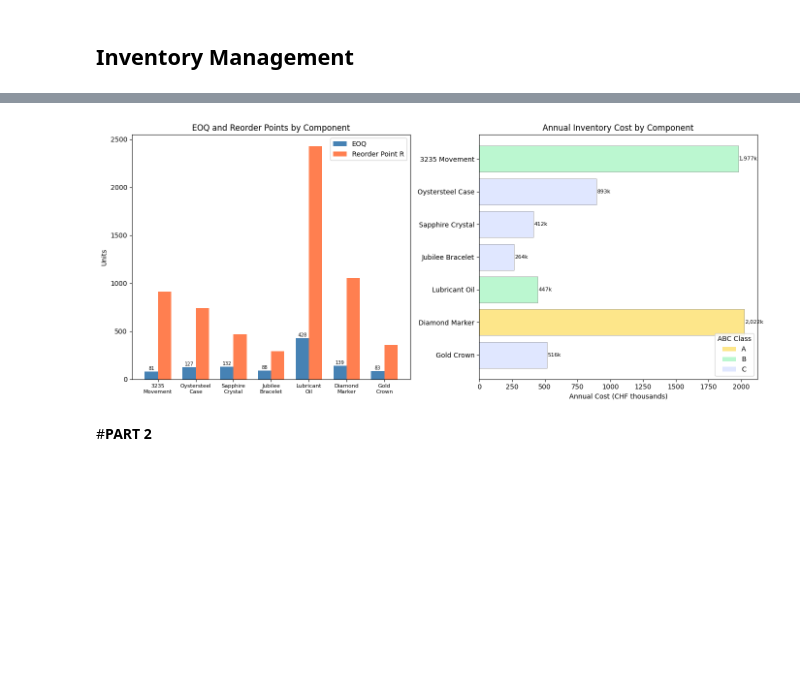
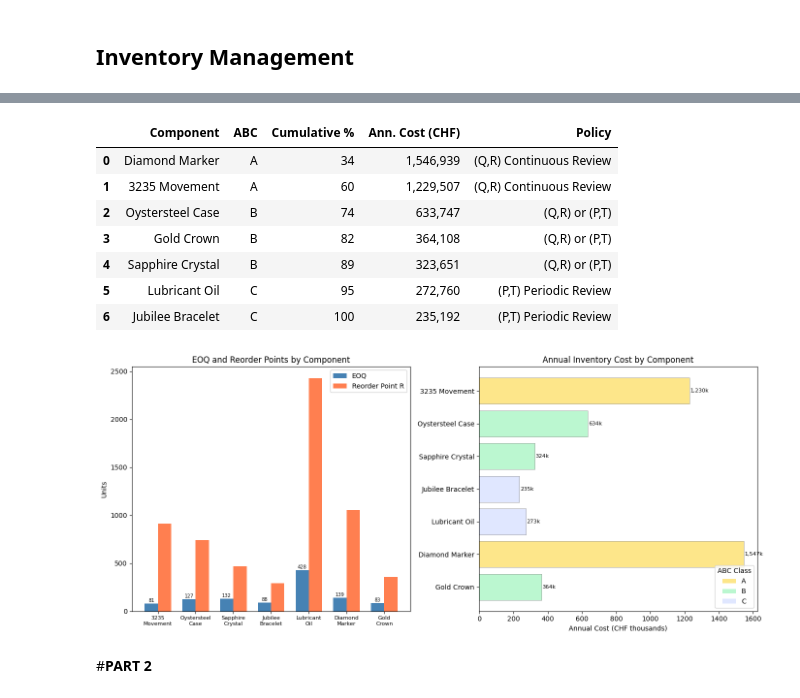
Before and after one commit to twillixa/PPS, a Jupyter notebook: Main_1_complete.ipynb, the cells around one changed output, grey strips where cells are left out. Drawn from its saved outputs; the diff is of its cells as text; code cells hidden in the pictures; blank space fills up the shorter version.

```diff
--- a/Main_1_complete.ipynb
+++ b/Main_1_complete.ipynb
@@ -1475,49 +1360,78 @@ display(df_policy.style.format({"EOQ":"{:.1f}","Reorder Point (R)":"{:.1f}","Saf
 # %%
-# ── Inventory Visualisation ───────────────────────────────────────────────────
+
+
+# ── ABC Classification & Policy Recommendation ───────────────────────────────
+
+total_cost     = df_inv["Ann. Cost (CHF)"].sum()
+df_inv_sorted  = df_inv.sort_values("Ann. Cost (CHF)", ascending=False).copy()
+df_inv_sorted["Cumulative %"] = df_inv_sorted["Ann. Cost (CHF)"].cumsum() / total_cost * 100
+
+def abc_class(cum_pct):
+    if cum_pct <= 70:  return "A"
+    elif cum_pct <= 90: return "B"
+    else:               return "C"
+
+def recommend_policy(row):
+    if row["ABC"] == "A":   return "(Q,R) Continuous Review"
+    elif row["ABC"] == "B": return "(Q,R) or (P,T)"
+    else:                   return "(P,T) Periodic Review"
+
+df_inv_sorted["ABC"]    = df_inv_sorted["Cumulative %"].apply(abc_class)
+df_inv_sorted["Policy"] = df_inv_sorted.apply(recommend_policy, axis=1)
+
+df_policy = df_inv_sorted[["Component","ABC","Cumulative %","Ann. Cost (CHF)","Policy"]].reset_index(drop=True)
+df_policy["Cumulative %"] = df_policy["Cumulative %"].round(1)
+display(df_policy)
+
+
+# ── Visualisation ─────────────────────────────────────────────────────────────
 
 fig, axes = plt.subplots(1, 2, figsize=(14, 6))
 
-# ── Left: EOQ and Reorder Points by component ────────────────────────────────
 comp_labels = [c.replace(" ", "\n") for c in df_inv["Component"]]
 x = np.arange(len(comp_labels))
 w = 0.35
 
 ax = axes[0]
 b1 = ax.bar(x - w/2, df_inv["EOQ"],               width=w, color="steelblue", label="EOQ")
 b2 = ax.bar(x + w/2, df_inv["Reorder Point (R)"], width=w, color="coral",     label="Reorder Point R")
 ax.set_xticks(x); ax.set_xticklabels(comp_labels, fontsize=8)
 ax.set_ylabel("Units"); ax.set_title("EOQ and Reorder Points by Component")
 ax.legend()
-
 for bar in b1:
     ax.text(bar.get_x()+bar.get_width()/2, bar.get_height()+5,
             f"{bar.get_height():.0f}", ha="center", va="bottom", fontsize=7)
 
-# ── Right: Annual cost breakdown ──────────────────────────────────────────────
 ax2 = axes[1]
-colors_abc = {"A":"#fde68a","B":"#bbf7d0","C":"#e0e7ff"}
-abc_map = dict(zip(df_policy["Component"], df_policy["ABC"]))
+colors_abc = {"A": "#fde68a", "B": "#bbf7d0", "C": "#e0e7ff"}
+abc_map    = dict(zip(df_policy["Component"], df_policy["ABC"]))
 bar_colors = [colors_abc[abc_map[c]] for c in df_inv["Component"]]
-
 bars = ax2.barh(df_inv["Component"], df_inv["Ann. Cost (CHF)"] / 1e3,
                 color=bar_colors, edgecolor="grey", linewidth=0.5)
 ax2.set_xlabel("Annual Cost (CHF thousands)")
 ax2.set_title("Annual Inventory Cost by Component")
 ax2.invert_yaxis()
 for bar, val in zip(bars, df_inv["Ann. Cost (CHF)"]):
     ax2.text(bar.get_width() + 5, bar.get_y()+bar.get_height()/2,
              f"{val/1e3:,.0f}k", va="center", fontsize=8)
 
-from matplotlib.patches import Patch
 legend_els = [Patch(facecolor="#fde68a", label="A"),
               Patch(facecolor="#bbf7d0", label="B"),
               Patch(facecolor="#e0e7ff", label="C")]
 ax2.legend(handles=legend_els, title="ABC Class", loc="lower right")
 
 plt.tight_layout()
 plt.show()
 # %% [output]
+|  | Component | ABC | Cumulative % | Ann. Cost (CHF) | Policy |
+| 0 | Diamond Marker | A | 34 | 1,546,939 | (Q,R) Continuous Review |
+| 1 | 3235 Movement | A | 60 | 1,229,507 | (Q,R) Continuous Review |
+| 2 | Oystersteel Case | B | 74 | 633,747 | (Q,R) or (P,T) |
+| 3 | Gold Crown | B | 82 | 364,108 | (Q,R) or (P,T) |
+| 4 | Sapphire Crystal | B | 89 | 323,651 | (Q,R) or (P,T) |
+| 5 | Lubricant Oil | C | 95 | 272,760 | (P,T) Periodic Review |
+| 6 | Jubilee Bracelet | C | 100 | 235,192 | (P,T) Periodic Review |
-[figure, old version]
+[figure, new version]
 # %% [markdown]
 #**PART 2**
 # %% [markdown]
```
Also changed, not shown: parts of 8 cells of this notebook.
